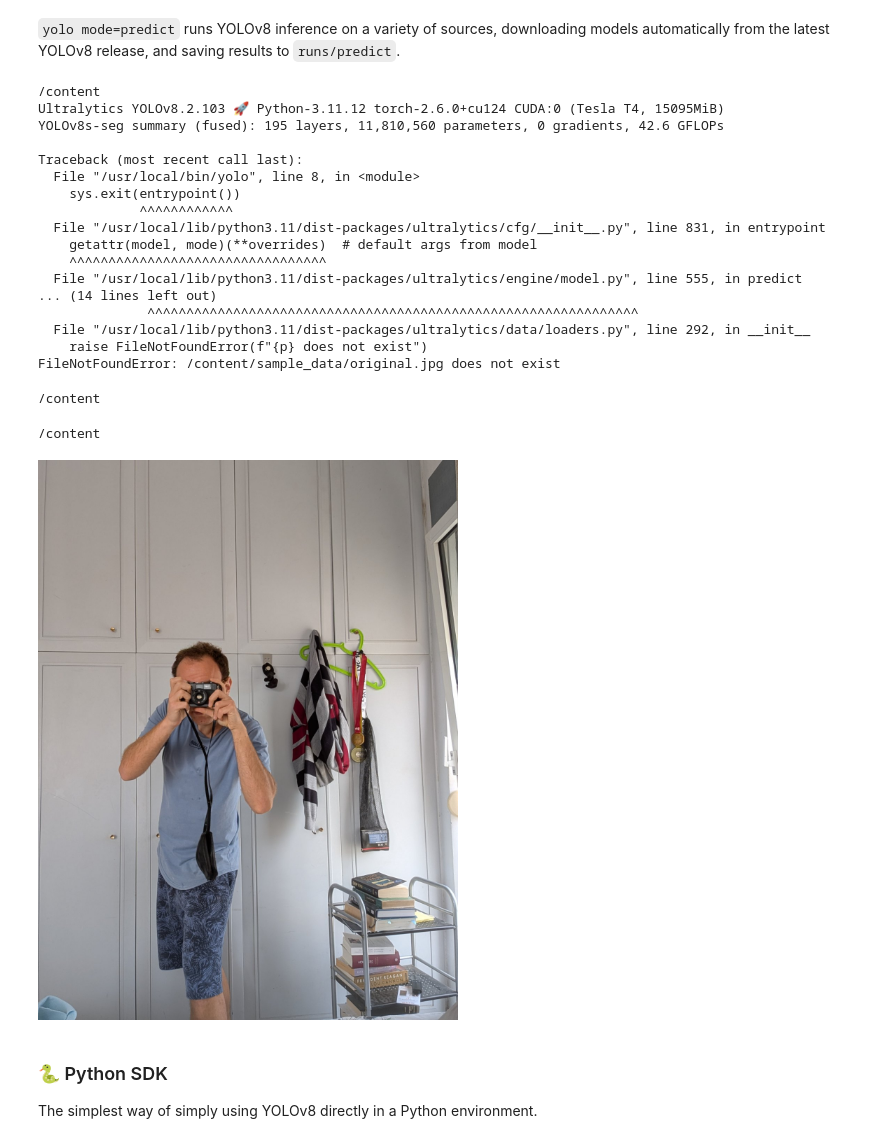
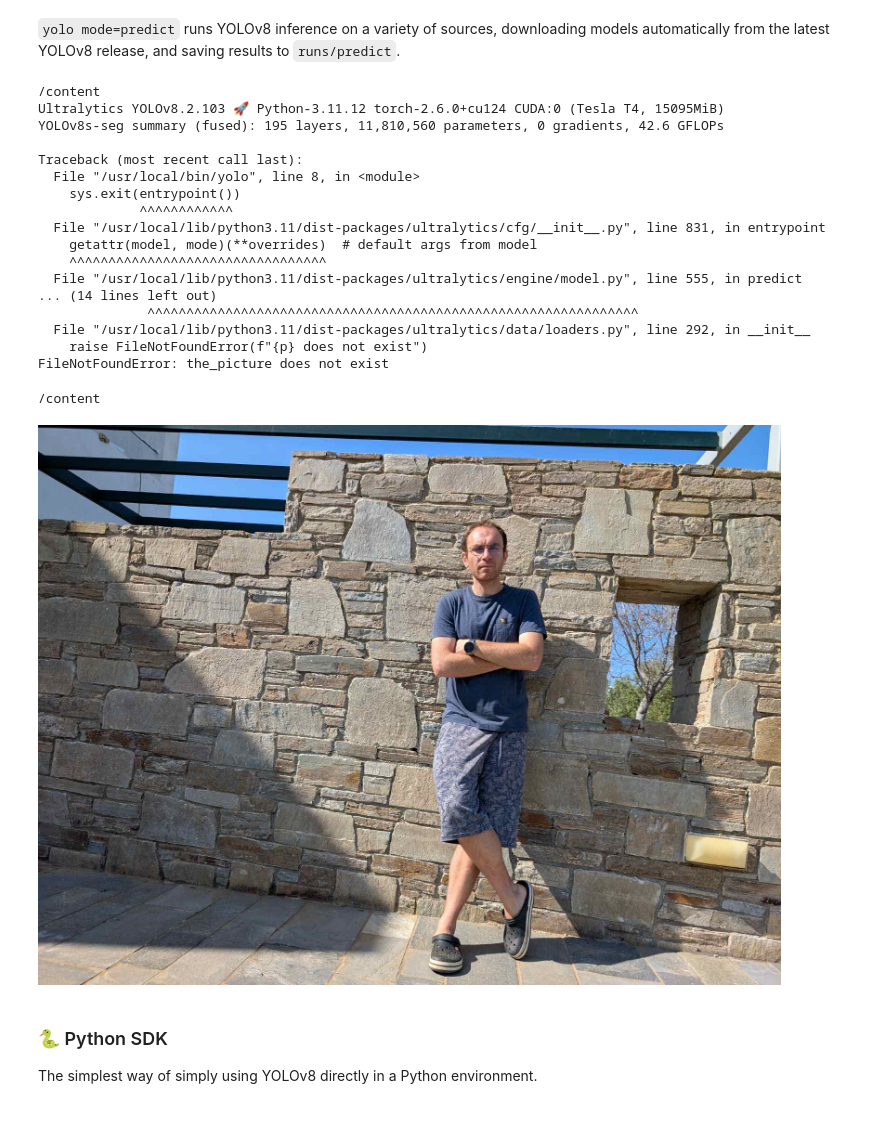
Before and after one commit to georgekasa/photography, a Jupyter notebook: notebooks/train-yolov8-instance-segmentation-on-custom-dataset.ipynb, the cells around one changed output. Drawn from its saved outputs; the diff is of its cells as text; code cells hidden in the pictures.

```diff
--- a/notebooks/train-yolov8-instance-segmentation-on-custom-dataset.ipynb
+++ b/notebooks/train-yolov8-instance-segmentation-on-custom-dataset.ipynb
@@ -106,7 +106,8 @@ yolo task=detect    mode=train    model=yolov8n.yaml      args...
 `yolo mode=predict` runs YOLOv8 inference on a variety of sources, downloading models automatically from the latest YOLOv8 release, and saving results to `runs/predict`.
 # %%
 %cd {HOME}
-!yolo task=segment mode=predict model=yolov8s-seg.pt conf=0.25 source='/content/sample_data/original.jpg' save=true
+the_picture = '/content/middle2.jpg'
+!yolo task=segment mode=predict model=yolov8s-seg.pt conf=0.25 source= the_picture save=true
 # %% [output]
 /content
 Ultralytics YOLOv8.2.103 🚀 Python-3.11.12 torch-2.6.0+cu124 CUDA:0 (Tesla T4, 15095MiB)
@@ -124,17 +125,13 @@ Traceback (most recent call last):
               ^^^^^^^^^^^^^^^^^^^^^^^^^^^^^^^^^^^^^^^^^^^^^^^^^^^^^^^^^^^^^^^
   File "/usr/local/lib/python3.11/dist-packages/ultralytics/data/loaders.py", line 292, in __init__
     raise FileNotFoundError(f"{p} does not exist")
-FileNotFoundError: /content/sample_data/original.jpg does not exist
+FileNotFoundError: the_picture does not exist
 # %%
 %cd {HOME}
+Image(filename=the_picture, height=600)
 # %% [output]
 /content
+[figure, added]
-# %%
-%cd {HOME}
-Image(filename='original.jpg', height=600)
-# %% [output]
-/content
-[figure, removed]
 # %% [markdown]
 ### 🐍 Python SDK
 
```
Also changed, not shown: parts of 4 cells of this notebook.
